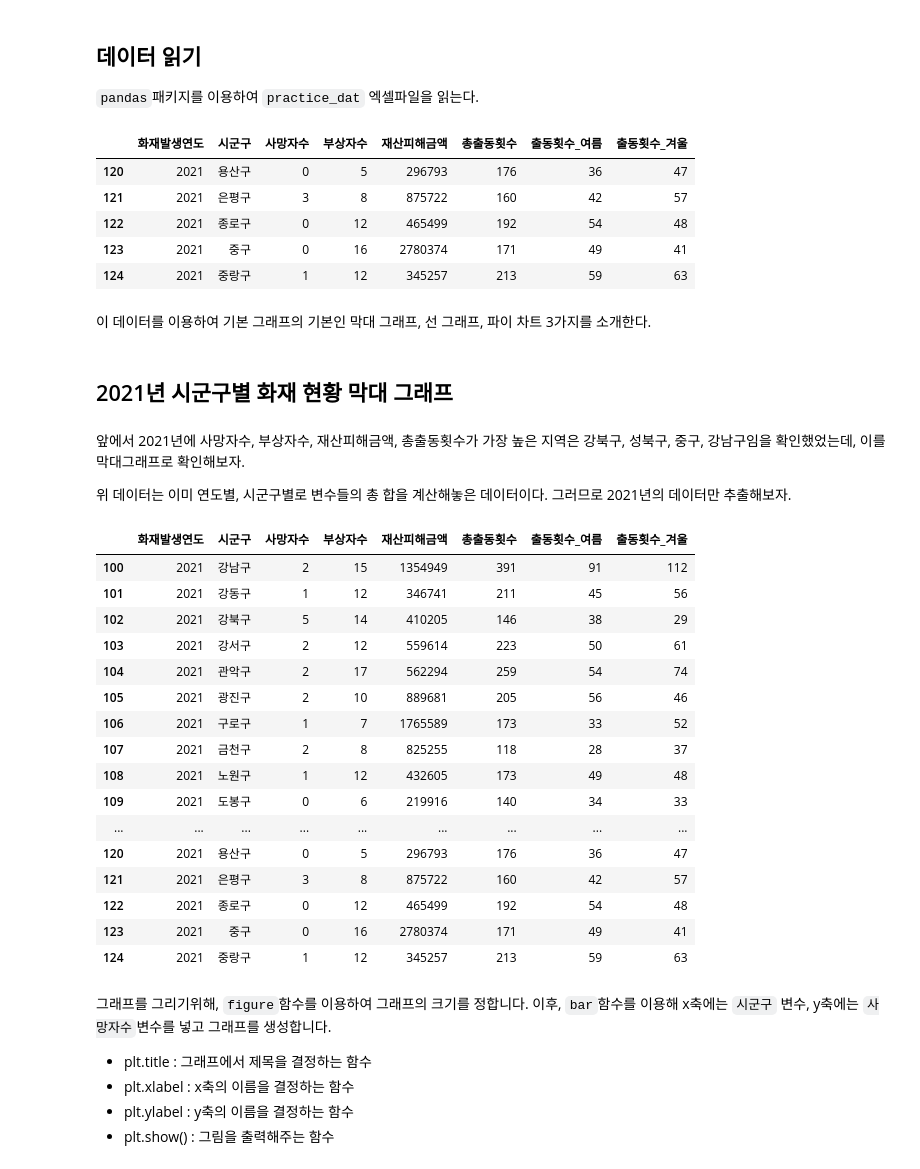
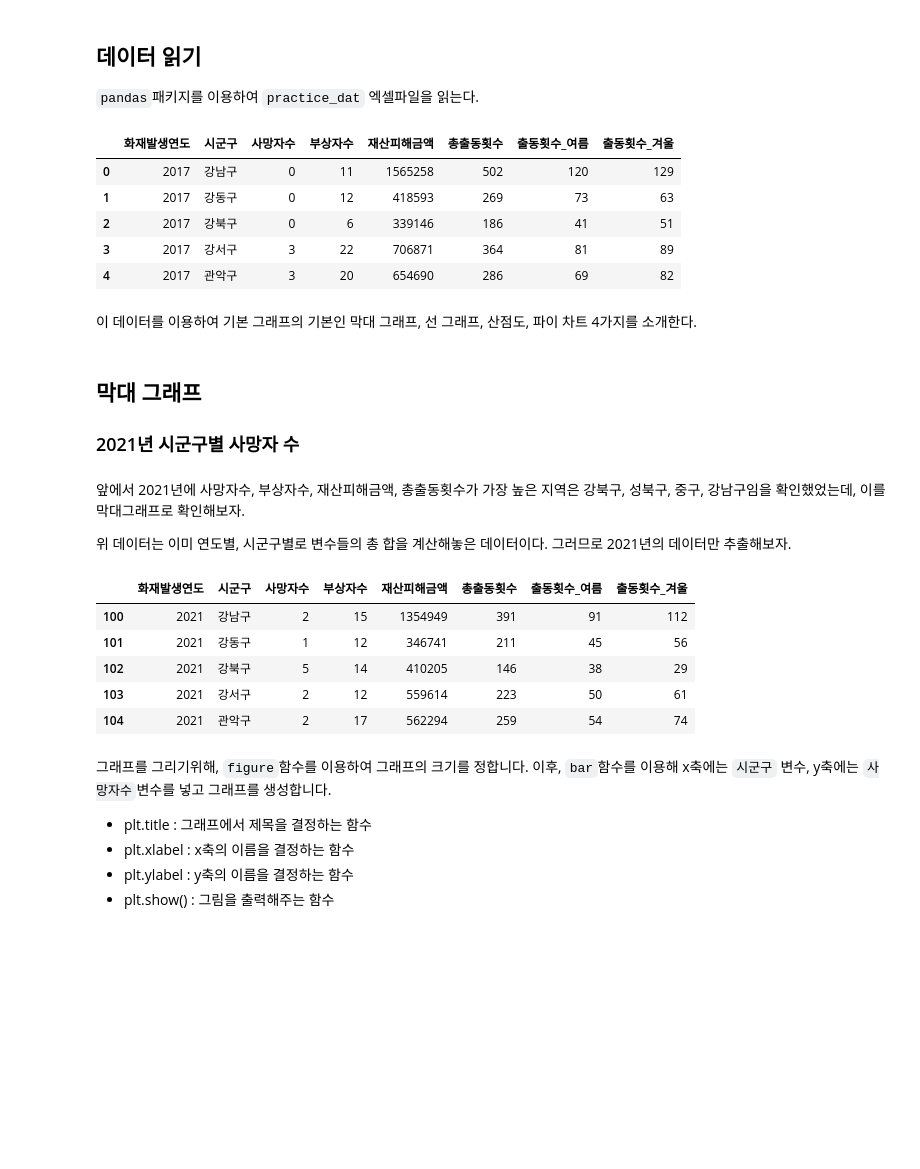
Before and after one commit to UOS-Bigdata/lab_fire_seoul, a Jupyter notebook: _sources/notebooks/day3/visualization_basic.ipynb, the cells around one changed output. Saved outputs shown, nothing was run; the diff lists cells and outputs as text; code cells hidden in the pictures; blank space fills up the shorter version.

```diff
--- a/_sources/notebooks/day3/visualization_basic.ipynb
+++ b/_sources/notebooks/day3/visualization_basic.ipynb
@@ -18,19 +16,21 @@ plt.rcParams['font.family'] = 'Malgun Gothic'
 
 `pandas`패키지를 이용하여 `practice_dat` 엑셀파일을 읽는다.
 # %%
-final_dat = pd.read_excel("data/practice_dat.xlsx")
+final_dat = pd.read_csv("https://uos-bigdata.github.io/lab_data/docs/assets/data_lab_fire/practice_dat.csv")
 final_dat.head()
 # %% [output]
 |  | 화재발생연도 | 시군구 | 사망자수 | 부상자수 | 재산피해금액 | 총출동횟수 | 출동횟수_여름 | 출동횟수_겨울 |
-| 120 | 2021 | 용산구 | 0 | 5 | 296793 | 176 | 36 | 47 |
-| 121 | 2021 | 은평구 | 3 | 8 | 875722 | 160 | 42 | 57 |
-| 122 | 2021 | 종로구 | 0 | 12 | 465499 | 192 | 54 | 48 |
-| 123 | 2021 | 중구 | 0 | 16 | 2780374 | 171 | 49 | 41 |
-| 124 | 2021 | 중랑구 | 1 | 12 | 345257 | 213 | 59 | 63 |
+| 0 | 2017 | 강남구 | 0 | 11 | 1565258 | 502 | 120 | 129 |
+| 1 | 2017 | 강동구 | 0 | 12 | 418593 | 269 | 73 | 63 |
+| 2 | 2017 | 강북구 | 0 | 6 | 339146 | 186 | 41 | 51 |
+| 3 | 2017 | 강서구 | 3 | 22 | 706871 | 364 | 81 | 89 |
+| 4 | 2017 | 관악구 | 3 | 20 | 654690 | 286 | 69 | 82 |
 # %% [markdown]
-이 데이터를 이용하여 기본 그래프의 기본인 막대 그래프, 선 그래프, 파이 차트 3가지를 소개한다.
+이 데이터를 이용하여 기본 그래프의 기본인 막대 그래프, 선 그래프, 산점도, 파이 차트 4가지를 소개한다.
 # %% [markdown]
-## 2021년 시군구별 화재 현황 막대 그래프
+## 막대 그래프
+
+### 2021년 시군구별 사망자 수
 # %% [markdown]
 앞에서 2021년에 사망자수, 부상자수, 재산피해금액, 총출동횟수가 가장 높은 지역은 강북구, 성북구, 중구, 강남구임을 확인했었는데, 이를 막대그래프로 확인해보자.
 
@@ -38,25 +38,14 @@ final_dat.head()
 # %%
 tmp_ind = final_dat["화재발생연도"] == 2021
 sub_dat = final_dat.loc[tmp_ind, :]
-sub_dat
+sub_dat.head()
 # %% [output]
 |  | 화재발생연도 | 시군구 | 사망자수 | 부상자수 | 재산피해금액 | 총출동횟수 | 출동횟수_여름 | 출동횟수_겨울 |
 | 100 | 2021 | 강남구 | 2 | 15 | 1354949 | 391 | 91 | 112 |
 | 101 | 2021 | 강동구 | 1 | 12 | 346741 | 211 | 45 | 56 |
 | 102 | 2021 | 강북구 | 5 | 14 | 410205 | 146 | 38 | 29 |
 | 103 | 2021 | 강서구 | 2 | 12 | 559614 | 223 | 50 | 61 |
 | 104 | 2021 | 관악구 | 2 | 17 | 562294 | 259 | 54 | 74 |
-| 105 | 2021 | 광진구 | 2 | 10 | 889681 | 205 | 56 | 46 |
-| 106 | 2021 | 구로구 | 1 | 7 | 1765589 | 173 | 33 | 52 |
-| 107 | 2021 | 금천구 | 2 | 8 | 825255 | 118 | 28 | 37 |
-| 108 | 2021 | 노원구 | 1 | 12 | 432605 | 173 | 49 | 48 |
-| 109 | 2021 | 도봉구 | 0 | 6 | 219916 | 140 | 34 | 33 |
-| ... | ... | ... | ... | ... | ... | ... | ... | ... |
-| 120 | 2021 | 용산구 | 0 | 5 | 296793 | 176 | 36 | 47 |
-| 121 | 2021 | 은평구 | 3 | 8 | 875722 | 160 | 42 | 57 |
-| 122 | 2021 | 종로구 | 0 | 12 | 465499 | 192 | 54 | 48 |
-| 123 | 2021 | 중구 | 0 | 16 | 2780374 | 171 | 49 | 41 |
-| 124 | 2021 | 중랑구 | 1 | 12 | 345257 | 213 | 59 | 63 |
 # %% [markdown]
 그래프를 그리기위해, `figure`함수를 이용하여 그래프의 크기를 정합니다. 이후, `bar`함수를 이용해 x축에는 `시군구` 변수, y축에는 `사망자수`변수를 넣고 그래프를 생성합니다.
 
```
Also changed, not shown: parts of 21 cells of this notebook, 37 other files.
